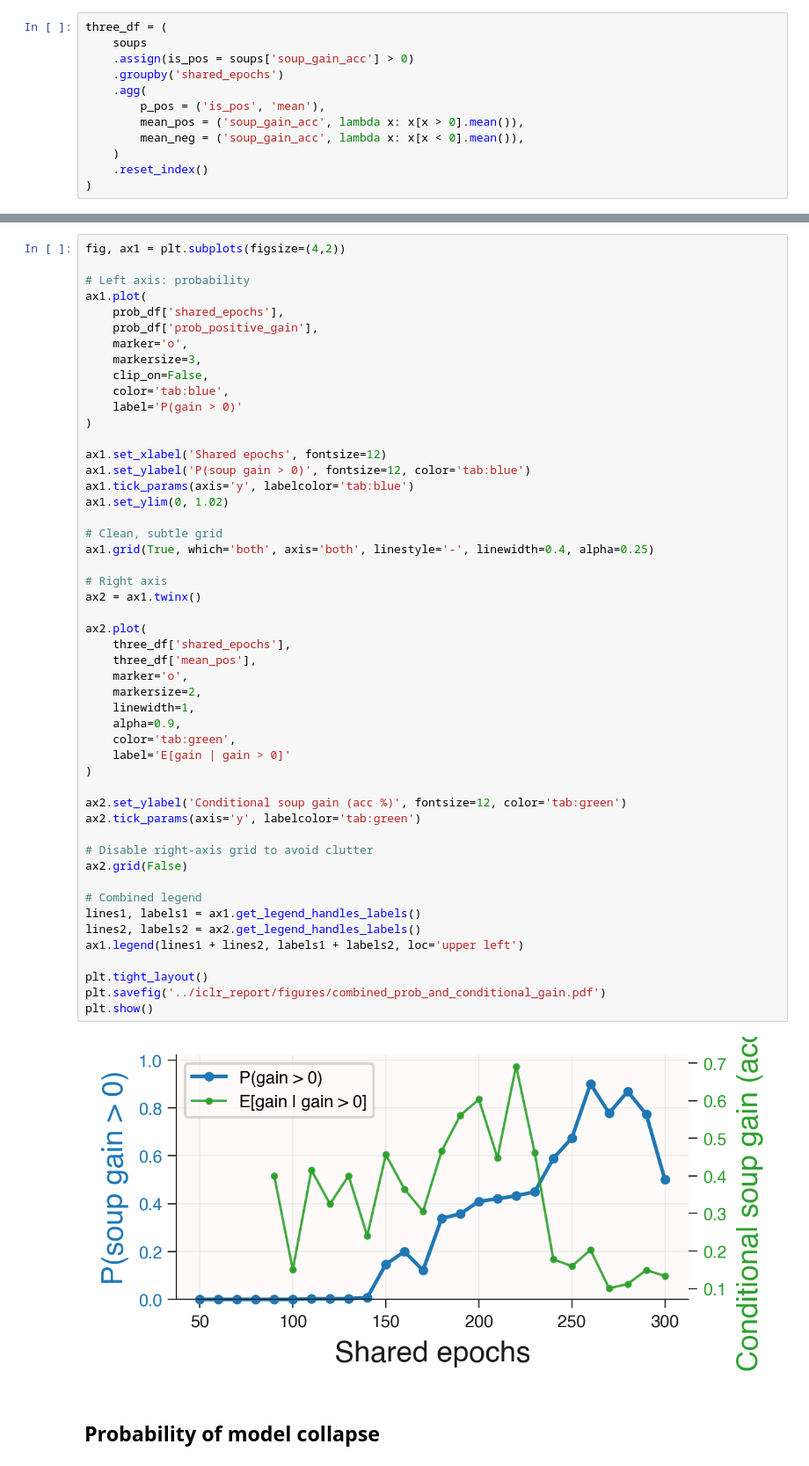
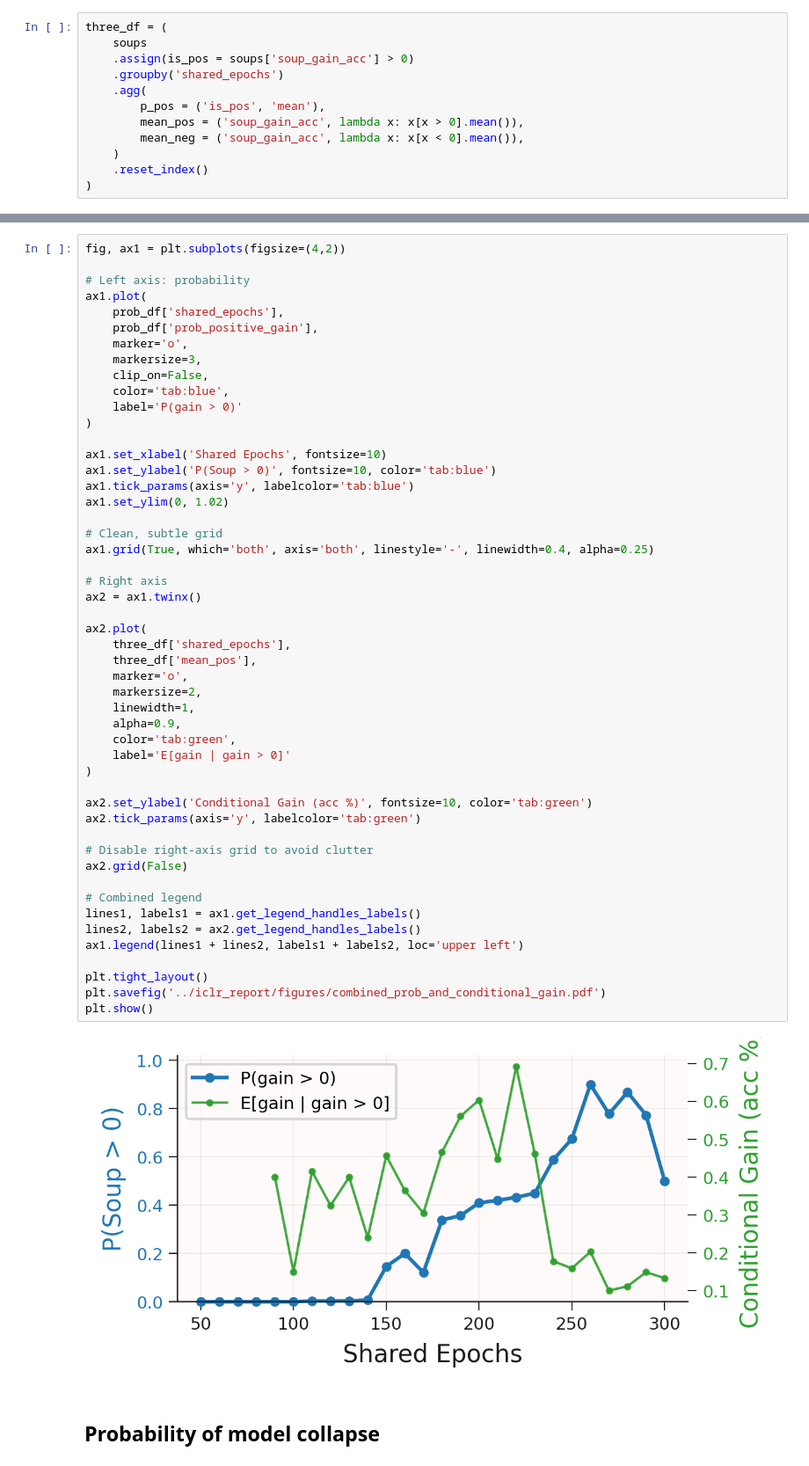
Before and after one commit to chipnbits/too-salty, a Jupyter notebook: notebooks/1. Shared Epochs.ipynb, the cells around one changed output, grey strips where cells are left out. Shown at 88% size. Cells and saved outputs as stored; diff of their text form.

Commit message:
updates to title intro and figures

```diff
--- a/notebooks/1. Shared Epochs.ipynb
+++ b/notebooks/1. Shared Epochs.ipynb
@@ -200,8 +200,8 @@ ax1.plot(
     label='P(gain > 0)'
 )
 
-ax1.set_xlabel('Shared epochs', fontsize=12)
-ax1.set_ylabel('P(soup gain > 0)', fontsize=12, color='tab:blue')
+ax1.set_xlabel('Shared Epochs', fontsize=10)
+ax1.set_ylabel('P(Soup > 0)', fontsize=10, color='tab:blue')
 ax1.tick_params(axis='y', labelcolor='tab:blue')
 ax1.set_ylim(0, 1.02)
 
@@ -209,35 +209,35 @@ ax1.set_ylim(0, 1.02)
 ax1.grid(True, which='both', axis='both', linestyle='-', linewidth=0.4, alpha=0.25)
 
 # Right axis
 ax2 = ax1.twinx()
 
 ax2.plot(
     three_df['shared_epochs'],
     three_df['mean_pos'],
     marker='o',
     markersize=2,
     linewidth=1,
     alpha=0.9,
     color='tab:green',
     label='E[gain | gain > 0]'
 )
 
-ax2.set_ylabel('Conditional soup gain (acc %)', fontsize=12, color='tab:green')
+ax2.set_ylabel('Conditional Gain (acc %)', fontsize=10, color='tab:green')
 ax2.tick_params(axis='y', labelcolor='tab:green')
 
 # Disable right-axis grid to avoid clutter
 ax2.grid(False)
 
 # Combined legend
 lines1, labels1 = ax1.get_legend_handles_labels()
 lines2, labels2 = ax2.get_legend_handles_labels()
 ax1.legend(lines1 + lines2, labels1 + labels2, loc='upper left')
 
 plt.tight_layout()
 plt.savefig('../iclr_report/figures/combined_prob_and_conditional_gain.pdf')
 plt.show()
 # %% [output]
-[figure, old version]
+[figure, new version]
 # %% [markdown]
 ## Probability of model collapse
 # %%
```
Also changed, not shown: parts of 5 cells of this notebook, 3 other files.
